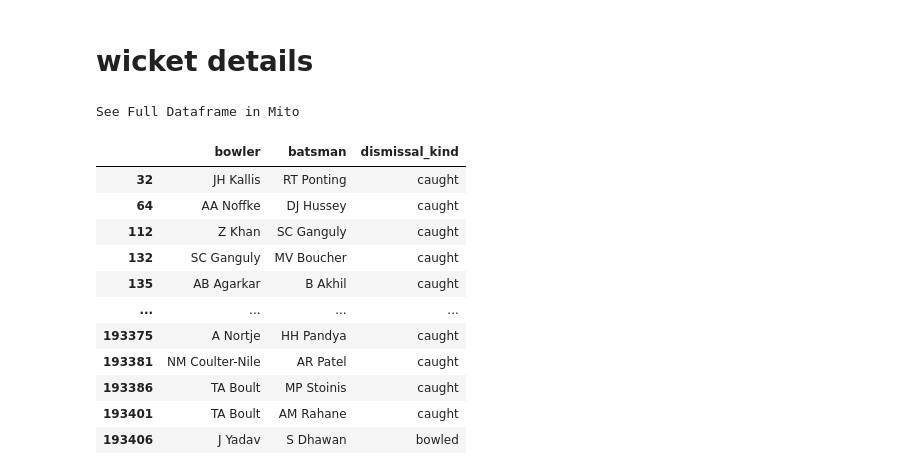
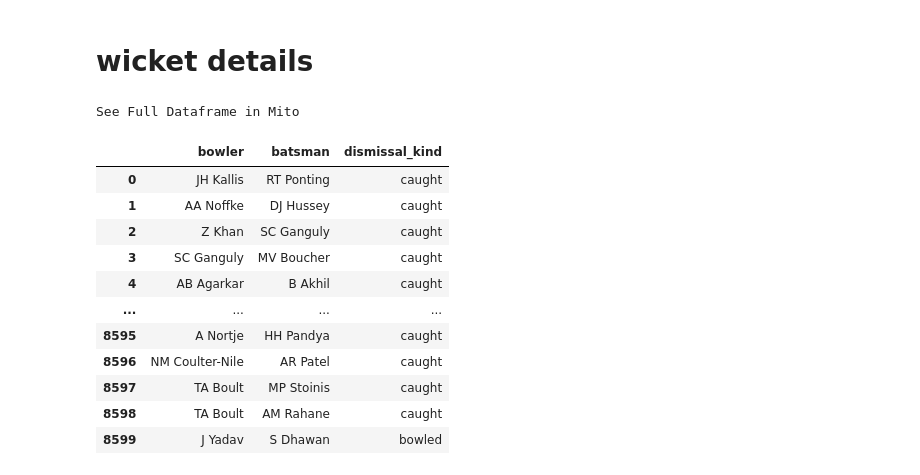
Before and after one commit to SahaAbhisek/Exploratory-Data-Analysis-of-IPL-2008-2020-dataset, a Jupyter notebook: IPL_data_analysis.ipynb, the cells around one changed output. Drawn from its saved outputs; the diff is of its cells as text; code cells hidden in the pictures.

```diff
--- a/IPL_data_analysis.ipynb
+++ b/IPL_data_analysis.ipynb
@@ -545,19 +547,19 @@ array([nan, 'caught', 'run out', 'bowled', 'lbw', 'retired hurt',
 # %% [markdown]
 # wicket details
 # %%
-out_by_bowler = season_data[['bowler', 'batsman', 'dismissal_kind']][season_data.is_wicket==1][season_data['dismissal_kind']!='run out'][season_data['dismissal_kind']!='obstructing the field']
+out_by_bowler = season_data[['bowler', 'batsman', 'dismissal_kind']][season_data.is_wicket==1][season_data['dismissal_kind']!='run out'][season_data['dismissal_kind']!='obstructing the field'].reset_index().drop('index',axis=1)
 out_by_bowler
 # %% [output]
 See Full Dataframe in Mito
 |  | bowler | batsman | dismissal_kind |
-| 32 | JH Kallis | RT Ponting | caught |
-| 64 | AA Noffke | DJ Hussey | caught |
-| 112 | Z Khan | SC Ganguly | caught |
-| 132 | SC Ganguly | MV Boucher | caught |
-| 135 | AB Agarkar | B Akhil | caught |
+| 0 | JH Kallis | RT Ponting | caught |
+| 1 | AA Noffke | DJ Hussey | caught |
+| 2 | Z Khan | SC Ganguly | caught |
+| 3 | SC Ganguly | MV Boucher | caught |
+| 4 | AB Agarkar | B Akhil | caught |
 | ... | ... | ... | ... |
-| 193375 | A Nortje | HH Pandya | caught |
-| 193381 | NM Coulter-Nile | AR Patel | caught |
-| 193386 | TA Boult | MP Stoinis | caught |
-| 193401 | TA Boult | AM Rahane | caught |
-| 193406 | J Yadav | S Dhawan | bowled |
+| 8595 | A Nortje | HH Pandya | caught |
+| 8596 | NM Coulter-Nile | AR Patel | caught |
+| 8597 | TA Boult | MP Stoinis | caught |
+| 8598 | TA Boult | AM Rahane | caught |
+| 8599 | J Yadav | S Dhawan | bowled |
```
Also changed, not shown: parts of 26 cells of this notebook.
